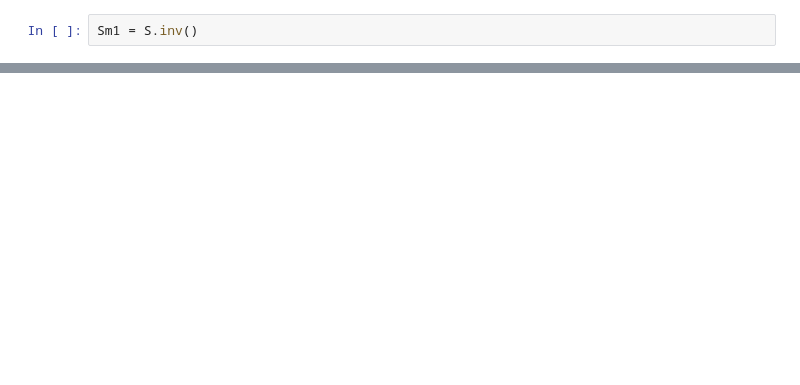
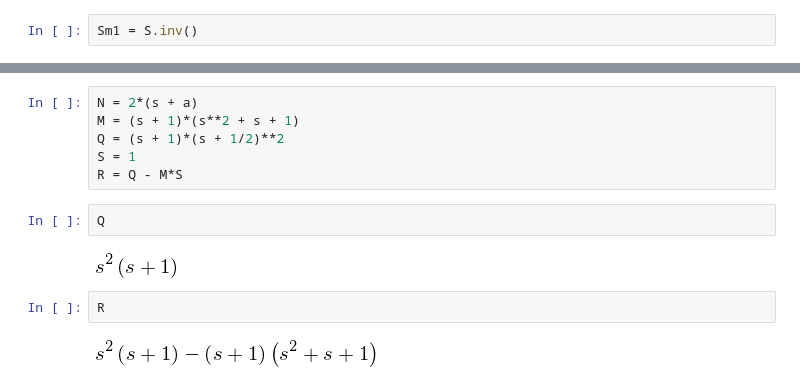
Before and after one commit to cad3na/DCA, a Jupyter notebook: IPythonNotebooks/Teoria de Control I/Matriz de Sylvester.ipynb, the cells around one changed output, grey strips where cells are left out. Cells and saved outputs as stored; diff of their text form; blank space fills up the shorter version.

```diff
--- a/IPythonNotebooks/Teoria de Control I/Matriz de Sylvester.ipynb
+++ b/IPythonNotebooks/Teoria de Control I/Matriz de Sylvester.ipynb
@@ -48,0 +94,14 @@ Sm1 = S.inv()
+# %%
+N = 2*(s + a)
+M = (s + 1)*(s**2 + s + 1)
+Q = (s + 1)*(s + 1/2)**2
+S = 1
+R = Q - M*S
+# %%
+Q
+# %% [output]
+[figure, added]
+# %%
+R
+# %% [output]
+[figure, added]
```
Also changed, not shown: parts of 20 cells of this notebook.
